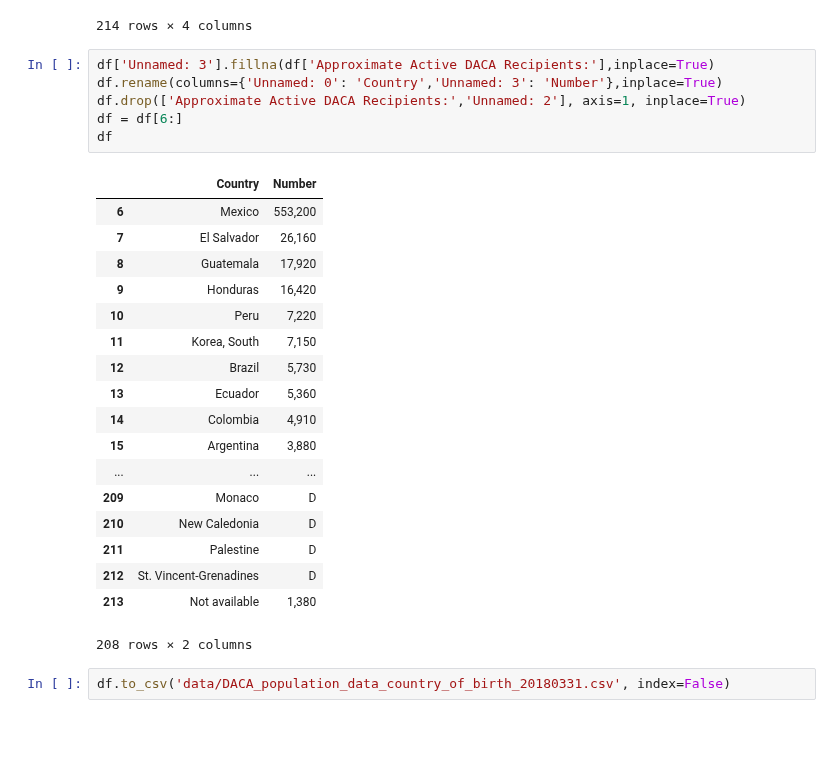
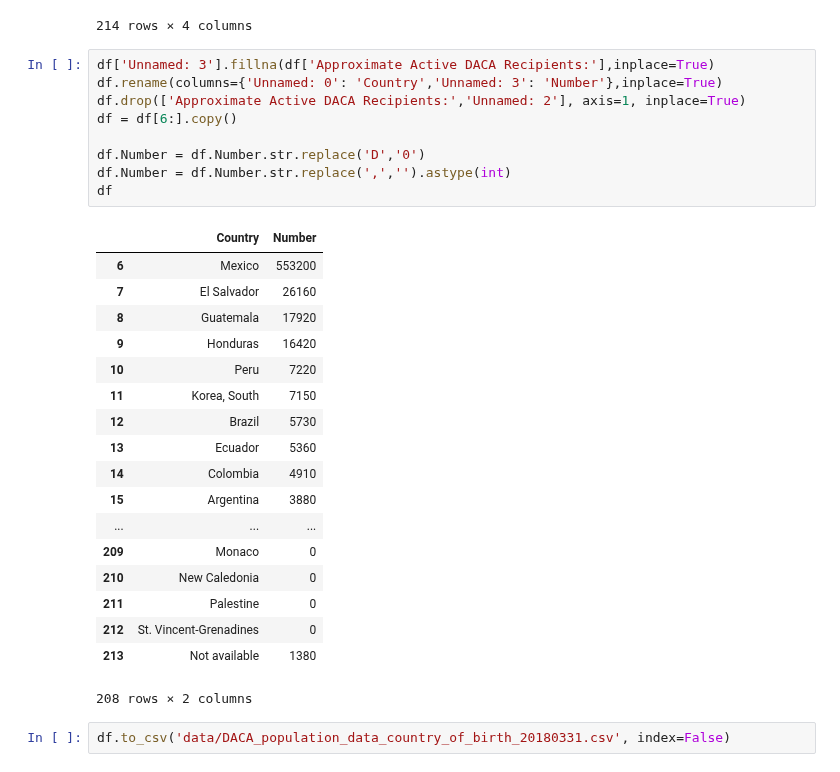
Before and after one commit to geckya/DACA-USCIS, a Jupyter notebook: scrape_USCIS_pdfs.ipynb, the cells around one changed output. Cells and saved outputs as stored; diff of their text form; blank space fills up the shorter version.

```diff
--- a/scrape_USCIS_pdfs.ipynb
+++ b/scrape_USCIS_pdfs.ipynb
@@ -74,27 +98,30 @@ df
 # %%
 df['Unnamed: 3'].fillna(df['Approximate Active DACA Recipients:'],inplace=True)
 df.rename(columns={'Unnamed: 0': 'Country','Unnamed: 3': 'Number'},inplace=True)
 df.drop(['Approximate Active DACA Recipients:','Unnamed: 2'], axis=1, inplace=True)
-df = df[6:]
+df = df[6:].copy()
+
+df.Number = df.Number.str.replace('D','0')
+df.Number = df.Number.str.replace(',','').astype(int)
 df
 # %% [output]
 |  | Country | Number |
-| 6 | Mexico | 553,200 |
-| 7 | El Salvador | 26,160 |
-| 8 | Guatemala | 17,920 |
-| 9 | Honduras | 16,420 |
-| 10 | Peru | 7,220 |
-| 11 | Korea, South | 7,150 |
-| 12 | Brazil | 5,730 |
-| 13 | Ecuador | 5,360 |
-| 14 | Colombia | 4,910 |
-| 15 | Argentina | 3,880 |
+| 6 | Mexico | 553200 |
+| 7 | El Salvador | 26160 |
+| 8 | Guatemala | 17920 |
+| 9 | Honduras | 16420 |
+| 10 | Peru | 7220 |
+| 11 | Korea, South | 7150 |
+| 12 | Brazil | 5730 |
+| 13 | Ecuador | 5360 |
+| 14 | Colombia | 4910 |
+| 15 | Argentina | 3880 |
 | ... | ... | ... |
-| 209 | Monaco | D |
-| 210 | New Caledonia | D |
-| 211 | Palestine | D |
-| 212 | St. Vincent-Grenadines | D |
-| 213 | Not available | 1,380 |
+| 209 | Monaco | 0 |
+| 210 | New Caledonia | 0 |
+| 211 | Palestine | 0 |
+| 212 | St. Vincent-Grenadines | 0 |
+| 213 | Not available | 1380 |
 208 rows × 2 columns
 # %%
 df.to_csv('data/DACA_population_data_country_of_birth_20180331.csv', index=False)
```
Also changed, not shown: parts of 33 cells of this notebook, 10 other files.
